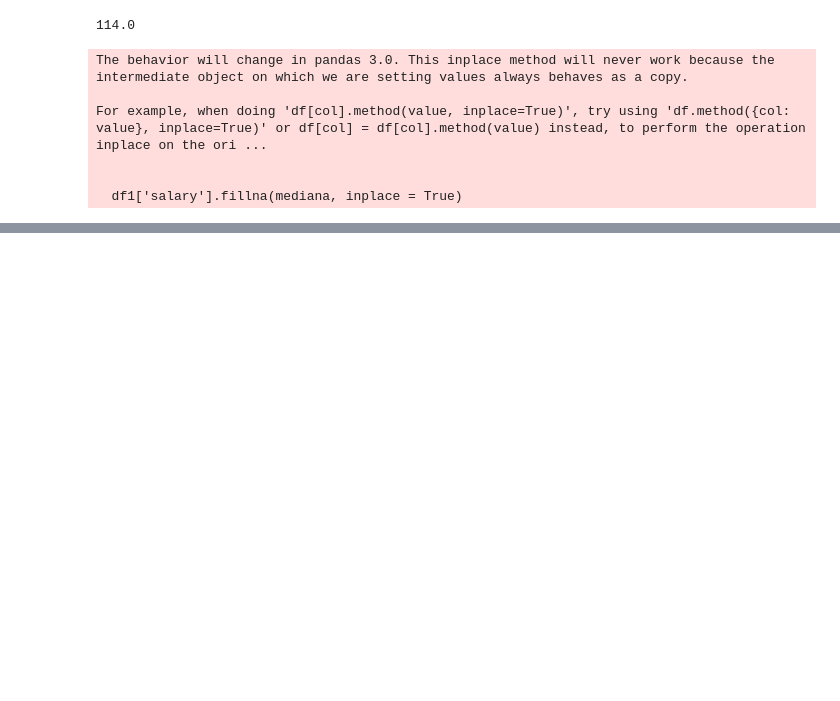
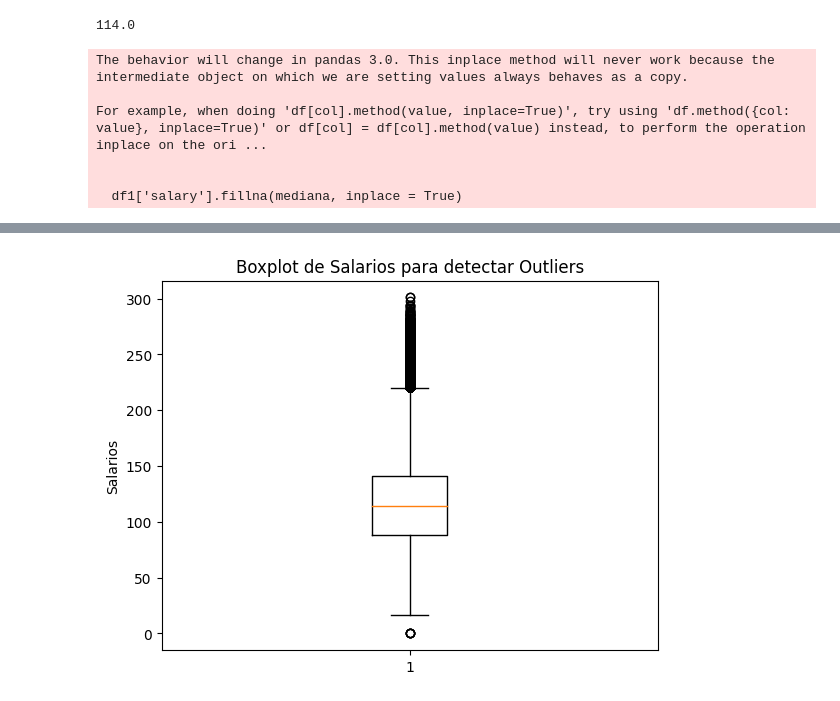
Before and after one commit to PerlaLunaD/analisis-salarial-por-industria, a Jupyter notebook: Análisis__Salarial__por__Industria.ipynb, the cells around one changed output, grey strips where cells are left out. Drawn from its saved outputs; the diff is of its cells as text; code cells hidden in the pictures; blank space fills up the shorter version.

```diff
--- a/Análisis__Salarial__por__Industria.ipynb
+++ b/Análisis__Salarial__por__Industria.ipynb
@@ -210,0 +211,18 @@ df1
+# %%
+# Seleccionar la columna de salarios
+columna_salarios = 'salary'
+
+# Calcular el IQR
+Q1 = df1[columna_salarios].quantile(0.25)
+Q3 = df1[columna_salarios].quantile(0.75)
+IQR = Q3 - Q1
+
+# Definir los límites
+limite_inferior = Q1 - 1.5 * IQR
+limite_superior = Q3 + 1.5 * IQR
+
+# Filtrar los outliers
+outliers = df1[(df1[columna_salarios] < limite_inferior) | (df1[columna_salarios] > limite_superior)]
+
+# Mostrar los outliers
+print(outliers)
@@ -210,0 +247,8 @@ df1
+# %%
+
+plt.boxplot(df[columna_salarios])
+plt.title('Boxplot de Salarios para detectar Outliers')
+plt.ylabel('Salarios')
+plt.show()
+# %% [output]
+[figure, added]
```
Also changed, not shown: parts of 13 cells of this notebook.
